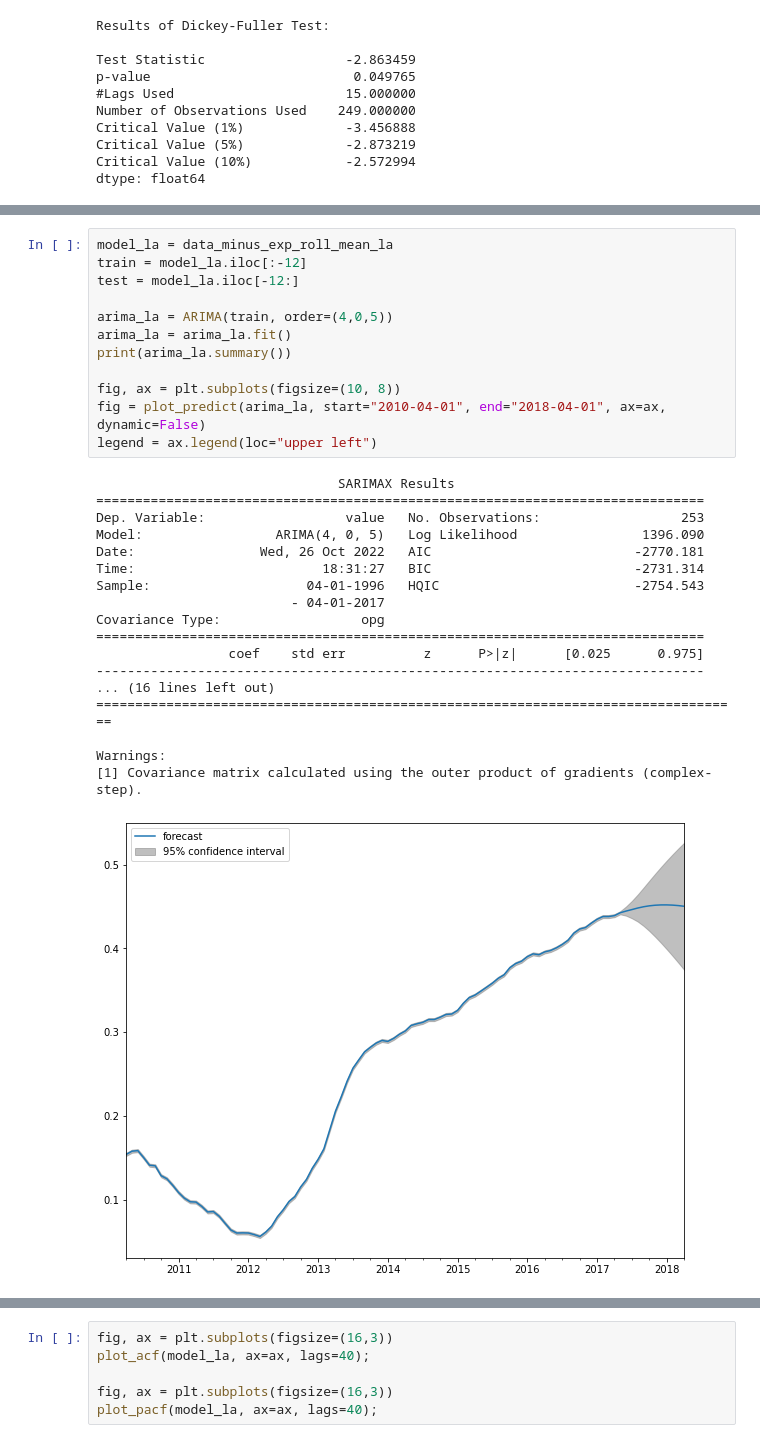
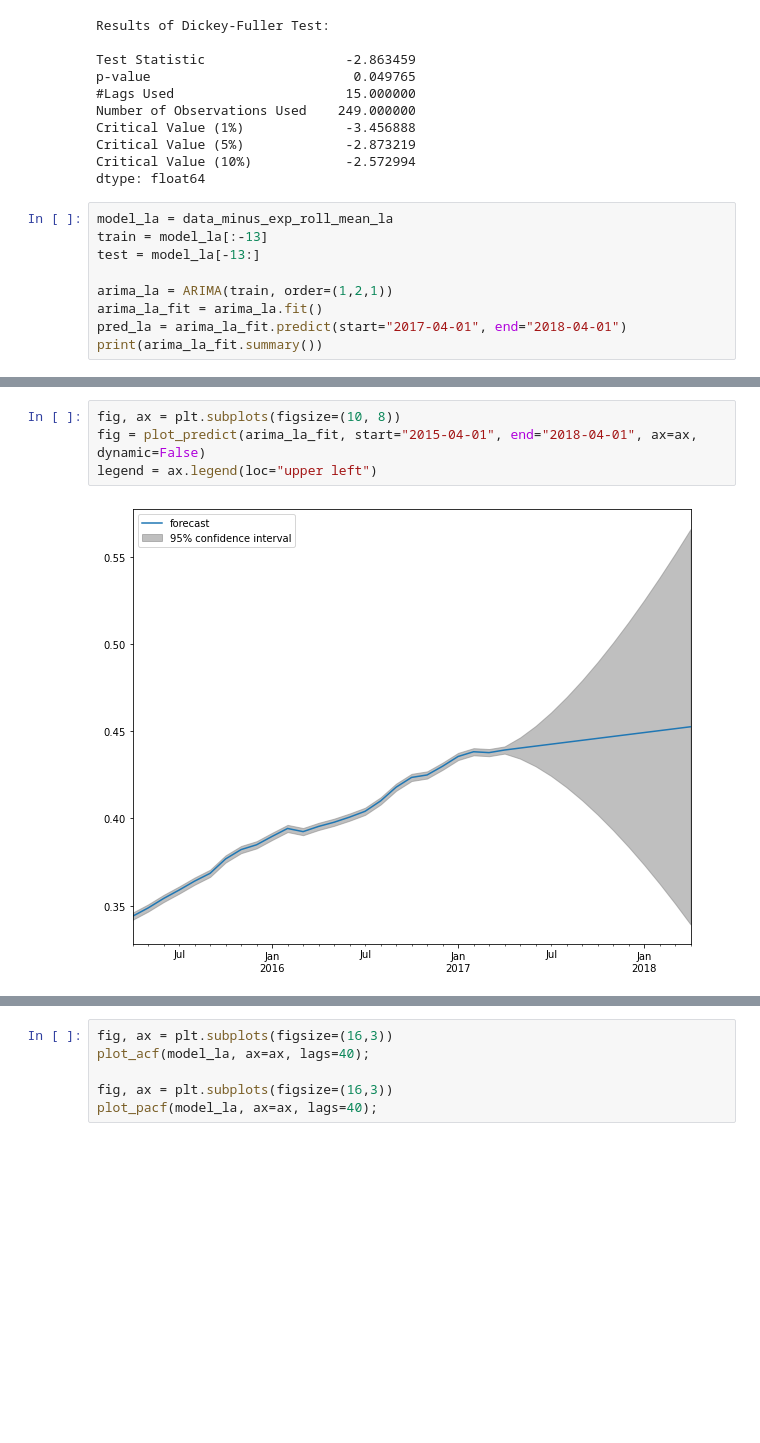
Before and after one commit to sarahadamsjack/time-series, a Jupyter notebook: final-checkpoint.ipynb, the cells around one changed output, grey strips where cells are left out. Cells and saved outputs as stored; diff of their text form; blank space fills up the shorter version.

```diff
--- a/final-checkpoint.ipynb
+++ b/final-checkpoint.ipynb
@@ -306,3 +336,12 @@ Critical Value (1%)             -3.456888
 Critical Value (5%)             -2.873219
 Critical Value (10%)            -2.572994
 dtype: float64
+# %%
+model_la = data_minus_exp_roll_mean_la
+train = model_la[:-13]
+test = model_la[-13:]
+
+arima_la = ARIMA(train, order=(1,2,1))
+arima_la_fit = arima_la.fit()
+pred_la = arima_la_fit.predict(start="2017-04-01", end="2018-04-01")
+print(arima_la_fit.summary())
@@ -309,32 +389,7 @@ dtype: float64
 # %%
-model_la = data_minus_exp_roll_mean_la
-train = model_la.iloc[:-12]
-test = model_la.iloc[-12:]
-
-arima_la = ARIMA(train, order=(4,0,5))
-arima_la = arima_la.fit()
-print(arima_la.summary())
-
 fig, ax = plt.subplots(figsize=(10, 8))
-fig = plot_predict(arima_la, start="2010-04-01", end="2018-04-01", ax=ax, dynamic=False)
+fig = plot_predict(arima_la_fit, start="2015-04-01", end="2018-04-01", ax=ax, dynamic=False)
 legend = ax.legend(loc="upper left")
 # %% [output]
-                               SARIMAX Results
-==============================================================================
-Dep. Variable:                  value   No. Observations:                  253
-Model:                 ARIMA(4, 0, 5)   Log Likelihood                1396.090
-Date:                Wed, 26 Oct 2022   AIC                          -2770.181
-Time:                        18:31:27   BIC                          -2731.314
-Sample:                    04-01-1996   HQIC                         -2754.543
-                         - 04-01-2017
-Covariance Type:                  opg
-==============================================================================
-                 coef    std err          z      P>|z|      [0.025      0.975]
-------------------------------------------------------------------------------
-... (16 lines left out)
-===================================================================================
-
-Warnings:
-[1] Covariance matrix calculated using the outer product of gradients (complex-step).
-[figure, old version]
+[figure, new version]
 # %%
```
Also changed, not shown: parts of 27 cells of this notebook.
